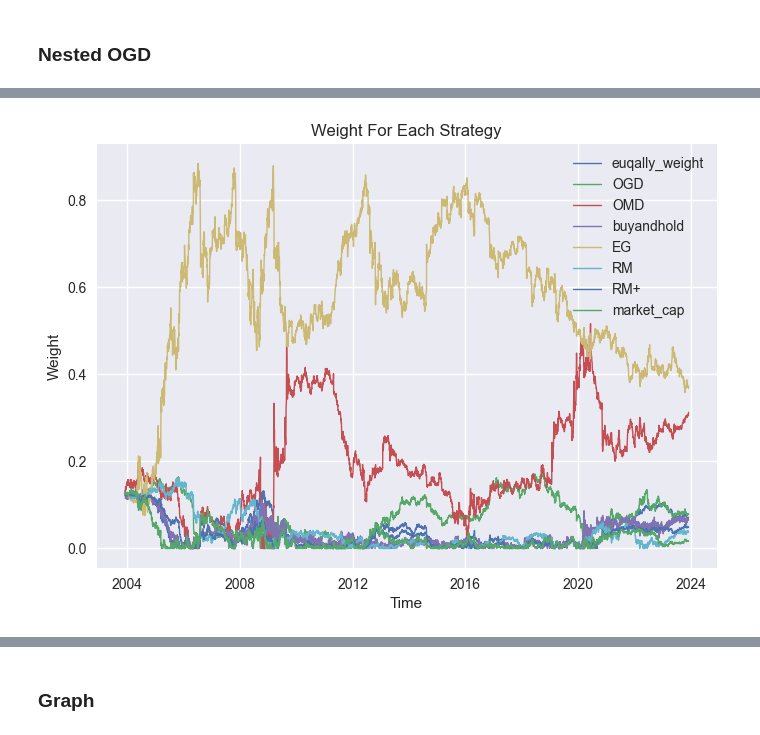
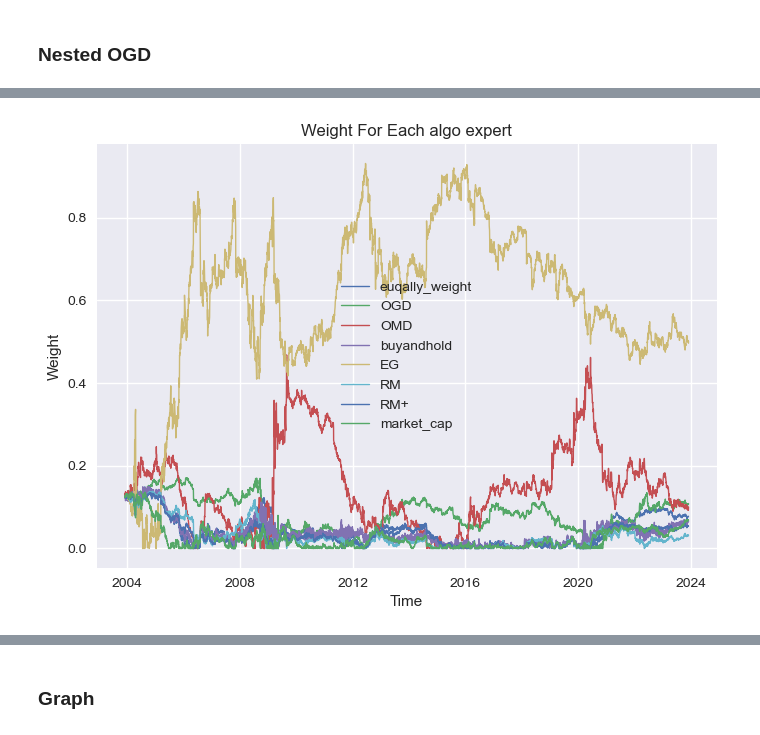
Before and after one commit to Terry-Xu-666/4530_projrct, a Jupyter notebook: OnlineLearning.ipynb, the cells around one changed output, grey strips where cells are left out. Cells and saved outputs as stored; diff of their text form; code cells hidden in the pictures.

```diff
--- a/OnlineLearning.ipynb
+++ b/OnlineLearning.ipynb
@@ -9,12 +9,10 @@ plt.style.use('seaborn')
 # %% [markdown]
 ### Data load
 # %%
-NUM = 200
-
 # df_ori = pd.read_csv('./data/adjclose_10.csv', sep=',')
 # df_ori['cash'] = 1
 # df_ori = pd.read_csv('./data/adjclose_100.csv', sep=',')
-df_ori = pd.read_csv('./data/adjclose_200.csv', sep=',')
-# df_ori = pd.read_csv('./data/adjclose_390.csv', sep=',')
+# df_ori = pd.read_csv('./data/adjclose_200.csv', sep=',')
+df_ori = pd.read_csv('./data/adjclose_390.csv', sep=',')
 df_ori.head()
 # %% [output]
@@ -513,11 +507,6 @@ def RM_algo(df):
     regret_old=0
     flag=1
 
-    regre=0
-    acu_regret=[]
-    avg_regret=[]
-    T=1
-
     for i in tqdm(range(len(df))):
         # return of today
 
@@ -526,28 +515,18 @@ def RM_algo(df):
         ret.append(np.dot(cur_stg, 1 + df.iloc[i,:].values) - commision_rate)
         weight.append(np.sum(cur_stg))
 
-
         arr_pfl.append(cur_pfl)
         # define the loss: linear -retn * x
         # direction = -1 * df.iloc[i,:].values
         direction = -1 * np.log(np.array(df.iloc[i,:].values)+1)
         last_stg = cur_stg.copy()
 
-        regre=regre+(direction@cur_stg)
-        #regremin=minstrategy_regret(df_num[:i+1,:])
-        regret=regre-minstrategy_re[i]
-        # regret=regret+np.dot(direction,cur_stg)-np.dot(direction,xmin)
-        acu_regret.append(regret)
-        avg_regret.append(regret/T)
-        T+=1
-
         regret_old,cur_stg = RM_update(regret_old,cur_stg ,direction)
 
         arr_stg.append(cur_stg)
 
-    return arr_pfl , arr_stg, ret, weight, acu_regret, avg_regret
-
-arr_pfl_RM , arr_stg_RM , ret_RM, weight_RM, acu_regret_RM, avg_regret_RM = RM_algo(df)
+    return arr_pfl , arr_stg, ret, weight
+arr_pfl_RM , arr_stg_RM , ret_RM, weight_RM= RM_algo(df)
 # %%
 #RM+ algorithms
 def RMPLUS_update(regret_old,x_old,loss):
@@ -569,11 +548,6 @@ def RMPLUS_algo(df):
     ETA=1.2
     regret_old=0
 
-    regre=0
-    acu_regret=[]
-    avg_regret=[]
-    T=1
-
     for i in tqdm(range(len(df))):
         # return of today
 
@@ -588,19 +562,11 @@ def RMPLUS_algo(df):
         direction = -1 * np.log(np.array(df.iloc[i,:].values)+1)
         last_stg = cur_stg.copy()
 
-        regre=regre+(direction@cur_stg)
-        #regremin=minstrategy_regret(df_num[:i+1,:])
-        regret=regre-minstrategy_re[i]
-        # regret=regret+np.dot(direction,cur_stg)-np.dot(direction,xmin)
-        acu_regret.append(regret)
-        avg_regret.append(regret/T)
-        T+=1
-
         regret_old,cur_stg = RMPLUS_update(regret_old,cur_stg ,direction)
         arr_stg.append(cur_stg)
 
-    return arr_pfl , arr_stg, ret, weight, acu_regret, avg_regret
-arr_pfl_RMPLUS, arr_stg_RMPLUS , ret_RMPLUS, weight_RMPLUS, acu_regret_PMPLUS, avg_regret_RMPLUS = RMPLUS_algo(df)
+    return arr_pfl , arr_stg, ret, weight
+arr_pfl_RMPLUS, arr_stg_RMPLUS , ret_RMPLUS, weight_RMPLUS= RMPLUS_algo(df)
 # %% [markdown]
 ### market cap strategy
 # %%
@@ -706,16 +686,17 @@ arr_pfl_NOGD , arr_stg_NOGD , ret_NOGD, weight_NOGD,acu_regret_NOGD,avg_regret_N
 # %%
 arr_stg = pd.DataFrame( arr_stg_NOGD[1:], columns=algo_name)
 
 plt.figure()
 for stk in arr_stg.columns:
     plt.plot(df.index,arr_stg.loc[:,stk], linewidth=1,label=stk)
     #plt.legend(loc='best')
 
 #plt.plot(df.index, arr_stg.loc[:,'cash'], linewidth=1, label=stk)
 plt.legend(loc='best')
 plt.xlabel('Time')
 plt.ylabel('Weight')
-plt.title('Weight For Each Strategy')
+plt.title('Weight For Each algo expert')
+plt.savefig('./result/algos_part/NOMD_Weight_For_Each_algo_expertfor_390 stocks.png',bbox_inches='tight')
 plt.show()
 # %% [output]
-[figure, old version]
+[figure, new version]
```
Also changed, not shown: parts of 30 cells of this notebook.
